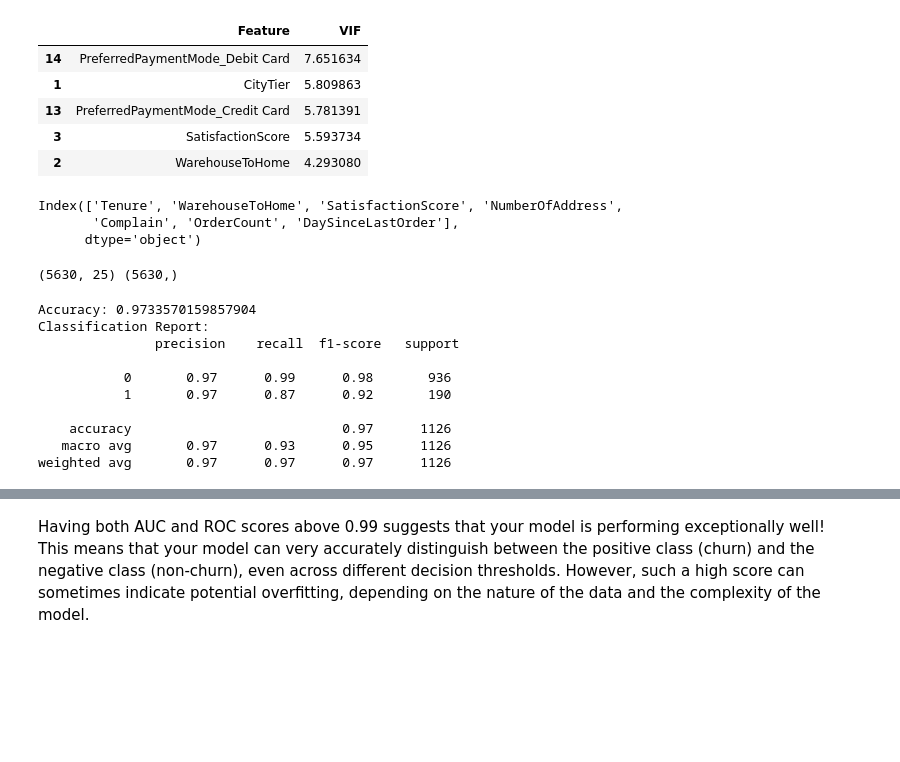
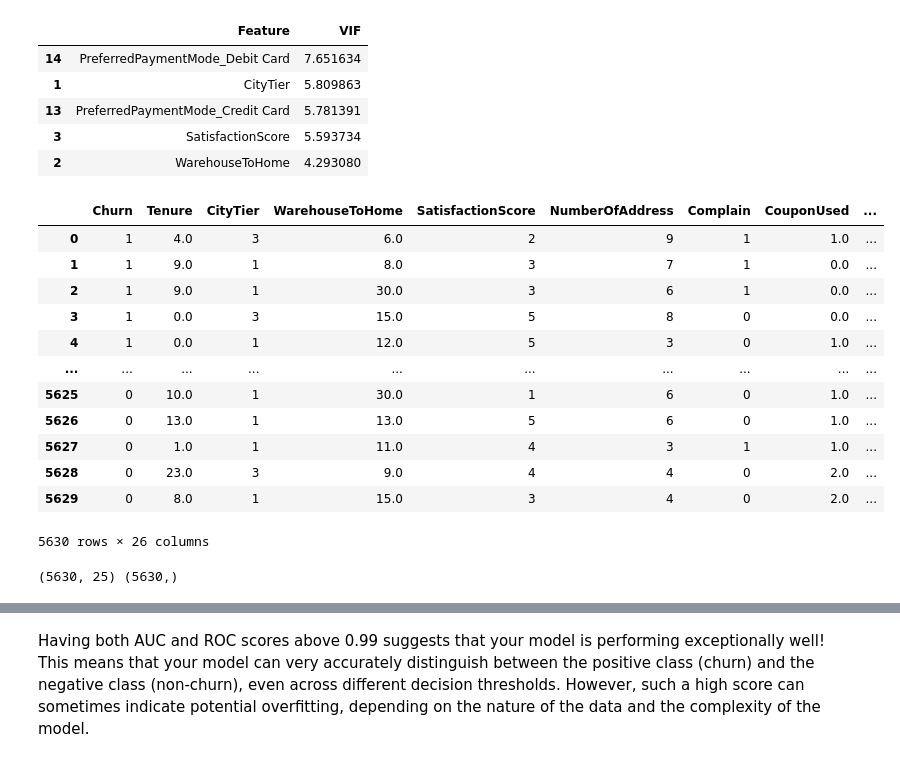
Before and after one commit to aktrikx/mp_cp_ak, a Jupyter notebook: churn_prediction.ipynb, the cells around one changed output, grey strips where cells are left out. Cells and saved outputs as stored; diff of their text form; code cells hidden in the pictures; blank space fills up the shorter version.

```diff
--- a/churn_prediction.ipynb
+++ b/churn_prediction.ipynb
@@ -330,6 +375,22 @@ check_vif(df,'Churn').head()
 | 13 | PreferredPaymentMode_Credit Card | 5.781391 |
 | 3 | SatisfactionScore | 5.593734 |
 | 2 | WarehouseToHome | 4.293080 |
+# %%
+df
+# %% [output]
+|  | Churn | Tenure | CityTier | WarehouseToHome | SatisfactionScore | NumberOfAddress | Complain | CouponUsed | ... |
+| 0 | 1 | 4.0 | 3 | 6.0 | 2 | 9 | 1 | 1.0 | ... |
+| 1 | 1 | 9.0 | 1 | 8.0 | 3 | 7 | 1 | 0.0 | ... |
+| 2 | 1 | 9.0 | 1 | 30.0 | 3 | 6 | 1 | 0.0 | ... |
+| 3 | 1 | 0.0 | 3 | 15.0 | 5 | 8 | 0 | 0.0 | ... |
+| 4 | 1 | 0.0 | 1 | 12.0 | 5 | 3 | 0 | 1.0 | ... |
+| ... | ... | ... | ... | ... | ... | ... | ... | ... | ... |
+| 5625 | 0 | 10.0 | 1 | 30.0 | 1 | 6 | 0 | 1.0 | ... |
+| 5626 | 0 | 13.0 | 1 | 13.0 | 5 | 6 | 0 | 1.0 | ... |
+| 5627 | 0 | 1.0 | 1 | 11.0 | 4 | 3 | 1 | 1.0 | ... |
+| 5628 | 0 | 23.0 | 3 | 9.0 | 4 | 4 | 0 | 2.0 | ... |
+| 5629 | 0 | 8.0 | 1 | 15.0 | 3 | 4 | 0 | 2.0 | ... |
+5630 rows × 26 columns
 # %%
 # Feature selection
 
@@ -345,11 +405,7 @@ X_selected = selector.transform(X)
 # %%
-selected_features = selector.get_support()  # Get the boolean mask of selected features
-feature_names = X.columns[selected_features]  # Get the names of selected features
-feature_names
+# selected_features = selector.get_support()  # Get the boolean mask of selected features
+# feature_names = X.columns[selected_features]  # Get the names of selected features
+# feature_names
-# %% [output]
-Index(['Tenure', 'WarehouseToHome', 'SatisfactionScore', 'NumberOfAddress',
-       'Complain', 'OrderCount', 'DaySinceLastOrder'],
-      dtype='object')
 # %%
 # Scaling the data
 df_for_scaling = df.drop('Churn', axis=1)
@@ -379,26 +429,0 @@ X_train, X_test, y_train, y_test = train_test_split(X, y, test_size=0.2, random_
-# %%
-# Training Logistic regression model
-
-# Initialize the model
-model = RandomForestClassifier()
-
-# Train the model
-model.fit(X_train, y_train)
-
-# Make predictions
-y_pred = model.predict(X_test)
-
-# Evaluate the model
-print("Accuracy:", accuracy_score(y_test, y_pred))
-print("Classification Report:\n", classification_report(y_test, y_pred))
-# %% [output]
-Accuracy: 0.9733570159857904
-Classification Report:
-               precision    recall  f1-score   support
-
-           0       0.97      0.99      0.98       936
-           1       0.97      0.87      0.92       190
-
-    accuracy                           0.97      1126
-   macro avg       0.97      0.93      0.95      1126
-weighted avg       0.97      0.97      0.97      1126
```
Also changed, not shown: parts of 36 cells of this notebook, 1 other file.
